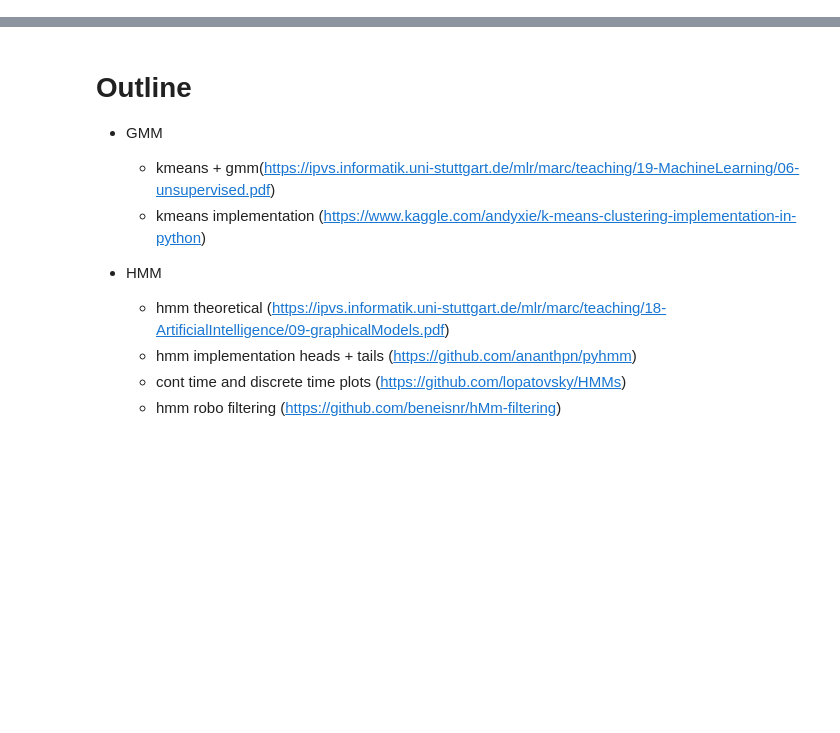
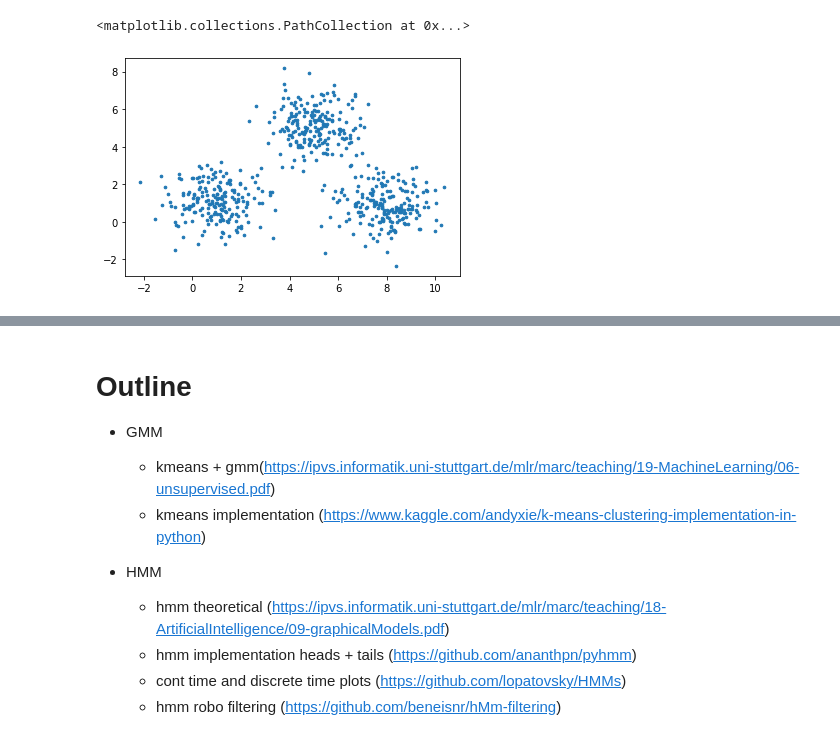
Before and after one commit to marctuscher/imitation-learning, a Jupyter notebook: slides/slides.ipynb, the cells around one changed output, grey strips where cells are left out. Drawn from its saved outputs; the diff is of its cells as text; code cells hidden in the pictures; blank space fills up the shorter version.

```diff
--- a/slides/slides.ipynb
+++ b/slides/slides.ipynb
@@ -9,17 +9,9 @@ import matplotlib.pyplot as plt
 %matplotlib inline
 
 from IPython.display import set_matplotlib_formats
-set_matplotlib_formats('pdf', 'png')
-plt.rcParams['savefig.dpi'] = 75
-
 plt.rcParams['figure.autolayout'] = False
-plt.rcParams['figure.figsize'] = 10, 6
-plt.rcParams['axes.labelsize'] = 18
-plt.rcParams['axes.titlesize'] = 20
+plt.rcParams['figure.figsize'] = 16, 10
 plt.rcParams['font.size'] = 16
 plt.rcParams['lines.linewidth'] = 2.0
 plt.rcParams['lines.markersize'] = 8
 plt.rcParams['legend.fontsize'] = 14
-plt.rcParams['text.usetex'] = True
-plt.rcParams['font.family'] = "serif"
-plt.rcParams['font.serif'] = "cm"
@@ -25,0 +55,16 @@ plt.rcParams['font.serif'] = "cm"
+# %%
+center_1 = np.array([1,1])
+center_2 = np.array([5,5])
+center_3 = np.array([8,1])
+
+# Generate random data and center it to the three centers
+data_1 = np.random.randn(200, 2) + center_1
+data_2 = np.random.randn(200,2) + center_2
+data_3 = np.random.randn(200,2) + center_3
+
+data = np.concatenate((data_1, data_2, data_3), axis = 0)
+
+plt.scatter(data[:,0], data[:,1], s=7)
+# %% [output]
+<matplotlib.collections.PathCollection at 0x...>
+[figure, added]
```
Also changed, not shown: parts of 21 cells of this notebook, 1 other file.
